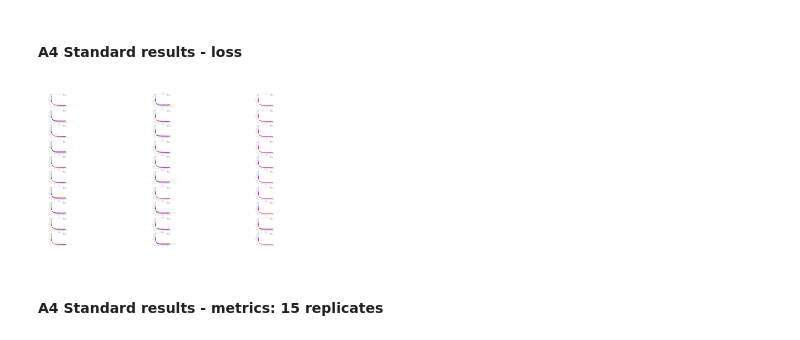
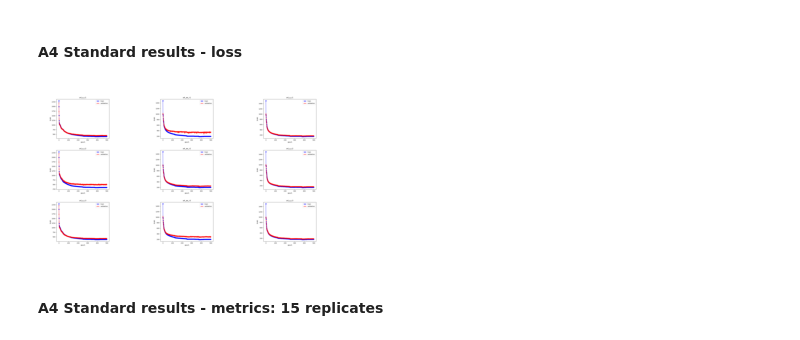
Before and after one commit to SebPorras/MAP_VAE, a Jupyter notebook: notebooks/sampling_ancestors.ipynb, the cells around one changed output. Saved outputs shown, nothing was run; the diff lists cells and outputs as text; code cells hidden in the pictures.

```diff
--- a/notebooks/sampling_ancestors.ipynb
+++ b/notebooks/sampling_ancestors.ipynb
@@ -521,9 +465,10 @@ plot_clustering_metrics(a4_all_cluster_results, "A4")
 #### A4 Standard results - loss
 # %%
 a4_std_file_path = "/Users/sebs_mac/uni_OneDrive/honours/data/standard_test_results/a4_standard/"
-plot_standard_loss(a4_std_file_path, "a4_std_loss.png", columns=3, rows=10)
+#a4_std_file_path = "/Users/sebs_mac/reweighting/a4/standard/"
+plot_standard_loss(a4_std_file_path, "a4_std_loss.png", columns=3, rows=3)
 # %% [output]
-[figure, old version]
+[figure, new version]
 # %% [markdown]
 #### A4 Standard results - metrics: 15 replicates
 # %%
```
Also changed, not shown: parts of 34 cells of this notebook, 9 other files.
